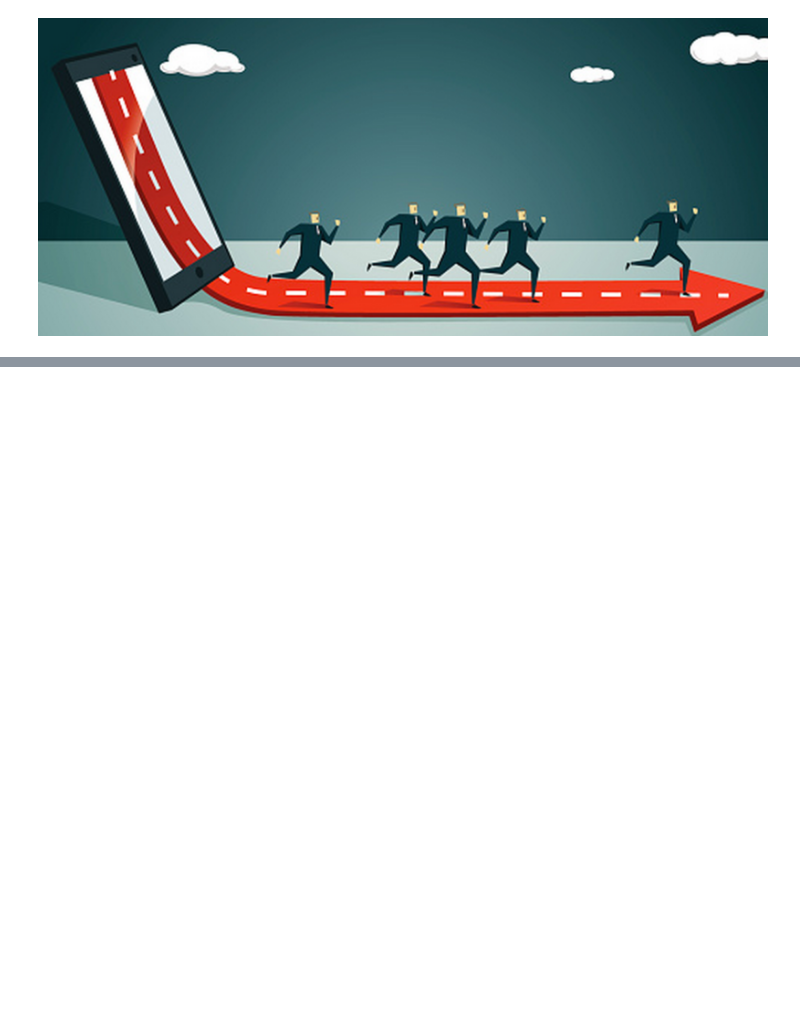
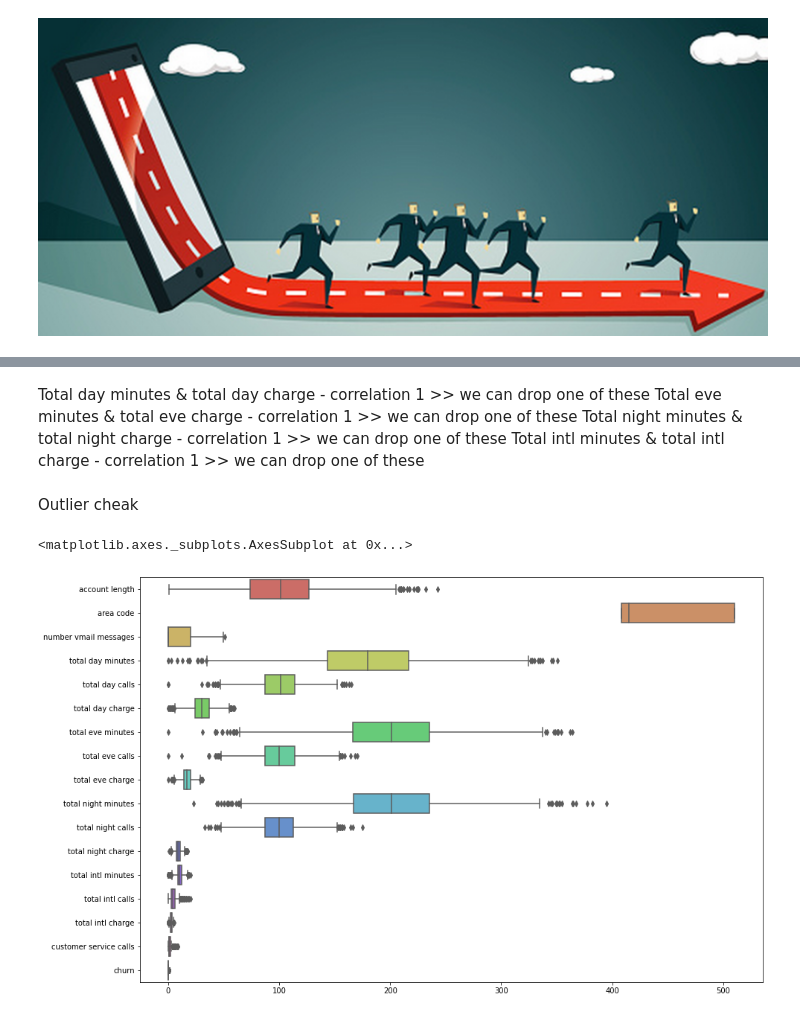
Before and after one commit to sunanda-debnath/Telecom_churn_analysis, a Jupyter notebook: Telecom_churn_analysis_minor.ipynb, the cells around one changed output, grey strips where cells are left out. Cells and saved outputs as stored; diff of their text form; code cells hidden in the pictures; blank space fills up the shorter version.

```diff
--- a/Telecom_churn_analysis_minor.ipynb
+++ b/Telecom_churn_analysis_minor.ipynb
@@ -4,0 +271,15 @@
+# %% [markdown]
+
+
+Total day minutes & total day charge - correlation 1 >> we can drop one of these
+Total eve minutes & total eve charge - correlation 1 >> we can drop one of these
+Total night minutes & total night charge - correlation 1 >> we can drop one of these
+Total intl minutes & total intl charge - correlation 1 >> we can drop one of these
+# %% [markdown]
+Outlier cheak
+# %%
+plt.figure(figsize= (15, 10))
+sns.boxplot(data=df, orient="h", palette="hls")
+# %% [output]
+<matplotlib.axes._subplots.AxesSubplot at 0x...>
+[figure, added]
```
Also changed, not shown: parts of 45 cells of this notebook.
